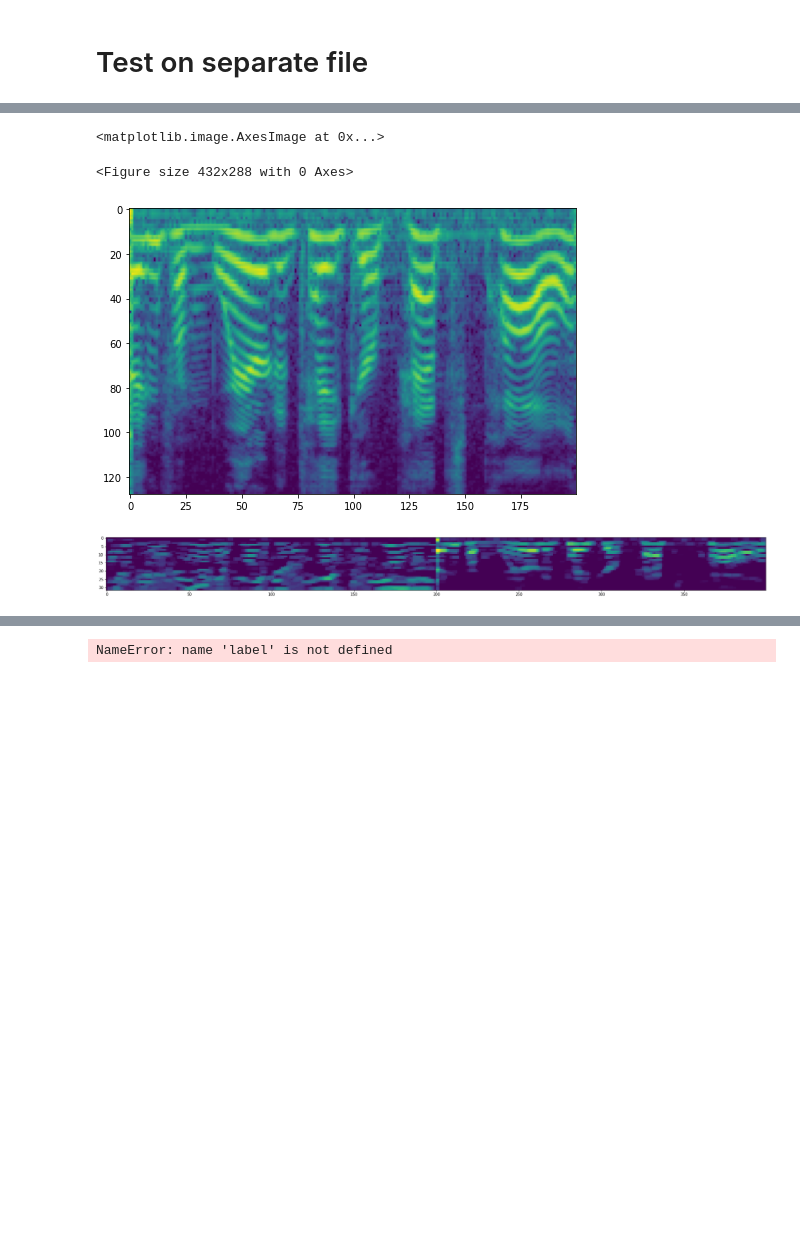
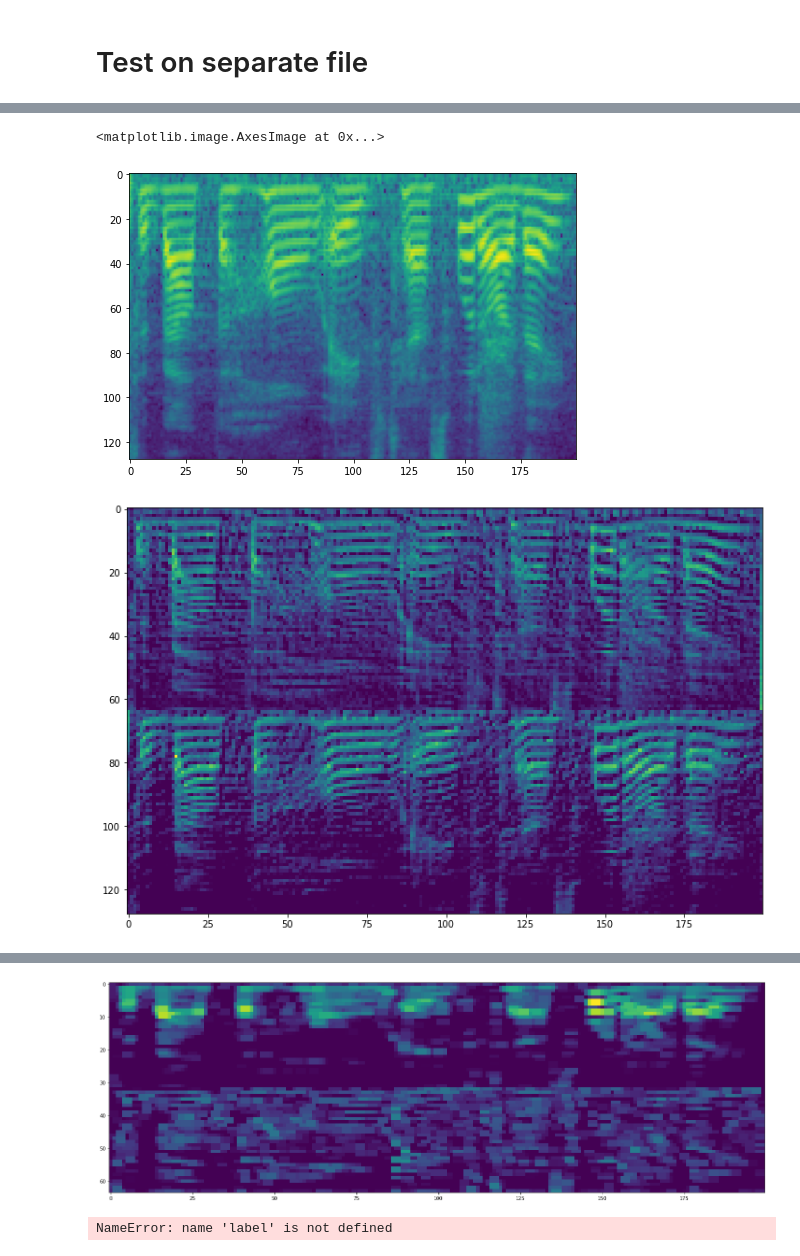
Before and after one commit to JunzheJosephZhu/Identifying-Speakers-in-Cocktail-Parties-with-E2E-Attention, a Jupyter notebook: Neural Networks.ipynb, the cells around one changed output, grey strips where cells are left out. Drawn from its saved outputs; the diff is of its cells as text; code cells hidden in the pictures; blank space fills up the shorter version.

Commit message:
wrapping up Hub4 train acc:0.974, val acc:0.918 test acc:0.914

```diff
--- a/Neural Networks.ipynb
+++ b/Neural Networks.ipynb
@@ -350,7 +350,10 @@ if os.path.exists('models/siamese.pth'):
     print('load model')
     checkpoint = torch.load('models/siamese.pth')
     siamese.load_state_dict(checkpoint['model_state_dict'])
-    optimizer.load_state_dict(checkpoint['optimizer_state_dict'])
+    try:
+        optimizer.load_state_dict(checkpoint['optimizer_state_dict'])
+    except:
+        print('cannot load optimizer')
     loss = checkpoint['loss']
 
 if half:
@@ -608,9 +600,9 @@ plt.imshow(testset_2[idx][0][np.random.randint(2)][0].T)
 # %%
-testloader_2 = torch.utils.data.DataLoader(testset_2, batch_size=64, shuffle=True, pin_memory = True, num_workers = 8)
+testloader = torch.utils.data.DataLoader(testset, batch_size=64, shuffle=True, pin_memory = True, num_workers = 16)
 cls.eval()
 
 corrects = 0
-for batch_idx, ((X_1, X_2), label) in enumerate(testloader_2):
+for batch_idx, ((X_1, X_2), label) in enumerate(tqdm(testloader)):
     if half:
         X_1, X_2 = X_1.half(), X_2.half()
     else:
@@ -620,7 +612,7 @@ for batch_idx, ((X_1, X_2), label) in enumerate(testloader_2):
     out = cls(X_1, X_2)
     label = label.float()
     corrects += sum((out.data.cpu().numpy()>0) == label.data.cpu().numpy())
-print('test acc:', corrects/len(testset_2))
+print('test acc:', corrects/len(testset))
 
 cls.train()
 # %% [output]
@@ -645,16 +638,30 @@ Classifier(
 # %%
-modulelist = list([cls.siamese.downsample1, cls.siamese.res_att, cls.siamese.downsample2])
-extractor = nn.Sequential(*modulelist)
+modulelist2 = list([cls.siamese.downsample1, cls.siamese.res_att, cls.siamese.downsample2])
+modulelist1 = list([cls.siamese.downsample1, cls.siamese.res_att])
+modulelist0 = list([cls.siamese.downsample1])
+extractor2 = nn.Sequential(*modulelist2)
+extractor1 = nn.Sequential(*modulelist1)
+extractor0 = nn.Sequential(*modulelist0)
 # %%
-out = extractor(X_1[0:1])[0].detach().cpu().numpy()
-out = out.reshape(-1, out.shape[-1])
-plt.figure()
+idx = np.random.randint(len(X_1))
+out0 = extractor0(X_1[idx:idx+1])[0].detach().cpu().numpy()
+out1 = extractor1(X_1[idx:idx+1])[0].detach().cpu().numpy()
+out2 = extractor2(X_1[idx:idx+1])[0].detach().cpu().numpy()
+
+#out = out.reshape(-1, out.shape[-1])
+out0 = np.concatenate(out0, axis = 1)
+out1 = np.concatenate(out1, axis = 1)
+out2 = np.concatenate(out2, axis = 1)
+
 plt.figure(figsize = (8, 8))
-plt.imshow(X_1[0][0].detach().cpu().numpy().T)
+plt.imshow(X_1[idx][0].detach().cpu().numpy().T)
 plt.figure(figsize = (32, 8))
-plt.imshow(out.T)
+plt.imshow(out0.T)
+plt.figure(figsize = (32, 8))
+plt.imshow(out1.T)
+plt.figure(figsize = (32, 8))
+plt.imshow(out2.T)
 # %% [output]
 <matplotlib.image.AxesImage at 0x...>
-<Figure size 432x288 with 0 Axes>
-[figure, old version]
+[figure, new version]
-[figure, old version]
+[figure, new version]
@@ -661,3 +669,4 @@ plt.imshow(out.T)
+[figure, added]
 # %%
 # %% [output]
 NameError: name 'label' is not defined
```
Also changed, not shown: parts of 6 cells of this notebook, 3 other files.
